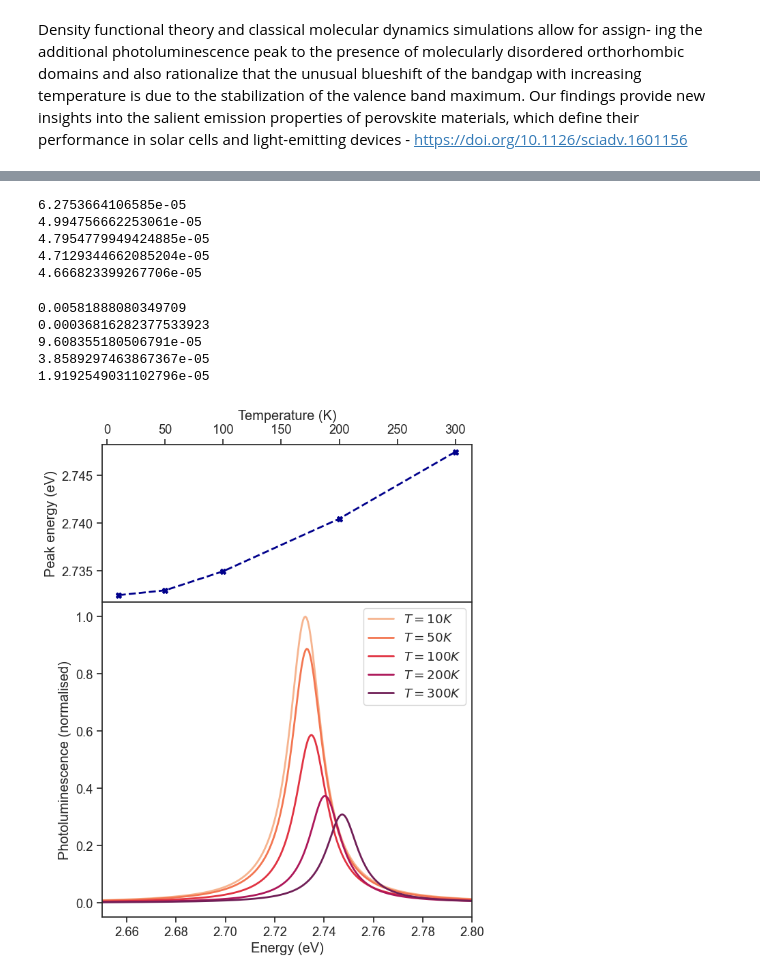
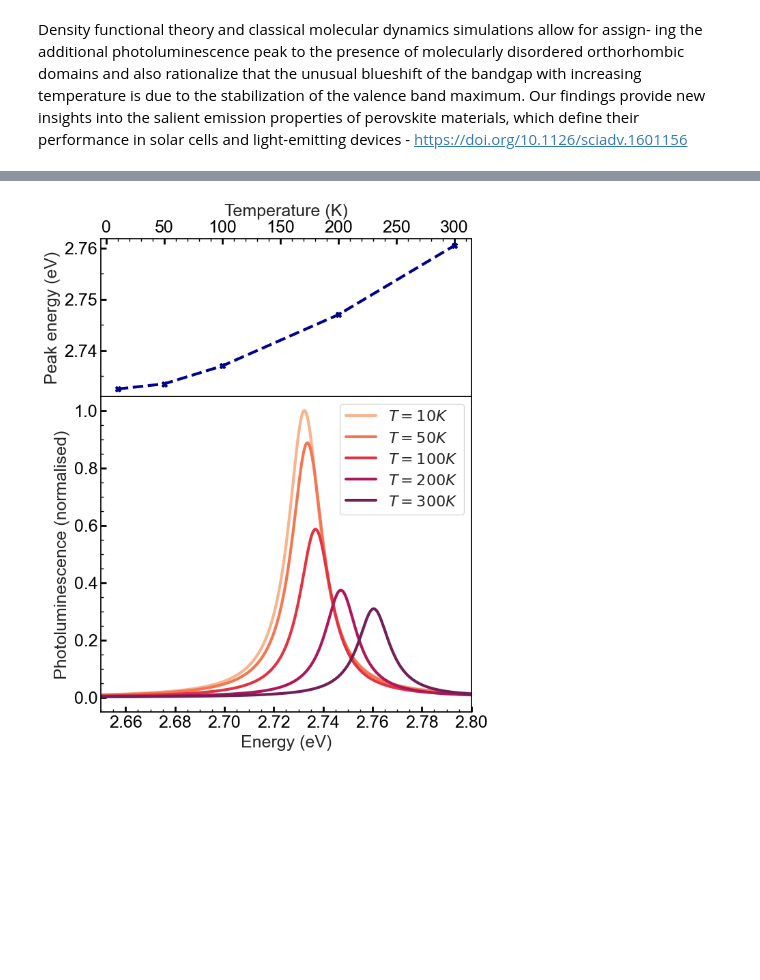
Before and after one commit to pmbraga/perovskite_excitons_mphil, a Jupyter notebook: photolumi/photoluminescence.ipynb, the cells around one changed output, grey strips where cells are left out. Cells and saved outputs as stored; diff of their text form; code cells hidden in the pictures; blank space fills up the shorter version.

Commit message:
aesthetic changes to plot + high temperature peak splitting

```diff
--- a/photolumi/photoluminescence.ipynb
+++ b/photolumi/photoluminescence.ipynb
@@ -50,8 +62,8 @@ cAC = 2100 # m/s - acoustic phonon charactetistic velocity
 c0 = 299.792 # nm/fs - speed of light in vacuum
 hwOP = 35 # meV - optical phonon scattering
 
-alphaOne = -1e-4 # material specific constant for Varshni shift
-alphaTwo = 300 # material specific constant for Varshni shift
+alphaOne = -2e-4 # material specific constant for Varshni shift
+alphaTwo = 340 # material specific constant for Varshni shift
 
 # --- simulation variables --- #
 
@@ -80,6 +76,6 @@ Mo
 # %%
 def BandGapEnergy(mu, T):
-    return (EgZero - (alphaOne*T**2)/(alphaTwo + T)) + eigenvalues[mu]
+    return (EgZero - (alphaOne*T**2)/(alphaTwo + T)) - eigenvalues[mu]
 
 def RadiativeRecom(mu, eigenvalues, eigenvectors): # Temperature independent radiactive recombination of eletrons
     wavefunction = FFT(mu, eigenvectors)
@@ -116,21 +103,3 @@ for i in [0,1,2,3,4]:
-# %%
-for i in [0,1,2,3,4]:
-    print((RadiativeRecom(i, eigenvalues, eigenvectors) + GammaZero)**2)
-# %% [output]
-6.2753664106585e-05
-4.994756662253061e-05
-4.7954779949424885e-05
-4.7129344662085204e-05
-4.666823399267706e-05
-# %%
-for i in [0,1,2,3,4]:
-    print(FFT(i, eigenvectors))
-# %% [output]
-0.00581888080349709
-0.00036816282377533923
-9.608355180506791e-05
-3.8589297463867367e-05
-1.9192549031102796e-05
 # %%
 def Photoluminescence(energy_range, T, eigenvalues, eigenvectors):
 
@@ -180,7 +149,7 @@ def DataAnalysis(temps):
     df = pd.DataFrame(data)
     max_peak = np.max(df)
 
-    fig = plt.figure(layout='constrained', figsize=(7,9))
+    fig = plt.figure(figsize=(7,9))
     gs = gridspec.GridSpec(2, 1, height_ratios=[1, 2])
 
     ax1 = fig.add_subplot(gs[0])
@@ -194,22 +163,42 @@ def DataAnalysis(temps):
     ax1.xaxis.set_label_position('top')
 
     # Plot peak evoluton w.r.t temperature
-    ax1.plot(temperature, peaksE, marker='X', linewidth=2, linestyle='--', color='darkblue')
-    ax1.set_ylabel('Peak energy (eV)')
-    ax1.set_xlabel('Temperature (K)')
+    ax1.plot(temperature, peaksE, marker='X', linewidth=3, linestyle='--', color='darkblue')
+    ax1.set_ylabel('Peak energy (eV)', fontsize=18)
+    ax1.set_xlabel('Temperature (K)', fontsize=18)
+
+    ax1.tick_params(axis="both", labelsize=18)
+    ax1.tick_params(axis="both", which="major", direction="in", length=6, width=2)
+    ax1.tick_params(axis="both", which="minor", direction="in", length=3, width=1.0)
+
+    ax1.xaxis.set_major_locator(ticker.MultipleLocator(50))
+    ax1.xaxis.set_minor_locator(ticker.MultipleLocator(10))
+    ax1.yaxis.set_major_locator(ticker.MultipleLocator(0.01))
+    ax1.yaxis.set_minor_locator(ticker.MultipleLocator(0.005))
 
     # Plot PL spectrum
     for column in df.columns[1:]:
-        ax2.plot(df["Energy"], df[column]/max_peak, label=f'$T = {column} K$', linewidth=2)
+        ax2.plot(df["Energy"], df[column]/max_peak, label=f'$T = {column} K$', linewidth=3)
 
-        ax2.set_xlabel('Energy (eV)')
-        ax2.set_ylabel('Photoluminescence (normalised)')
+        ax2.set_xlabel('Energy (eV)', fontsize=18)
+        ax2.set_ylabel('Photoluminescence (normalised)', fontsize=18)
         ax2.set_xlim(2.65, 2.8)
 
-        ax2.legend()
+        ax2.tick_params(axis="both", labelsize=18)
+        ax2.tick_params(axis="both", which="major", direction="in", length=6, width=2)
+        ax2.tick_params(axis="both", which="minor", direction="in", length=3, width=1.0)
+
+        ax2.xaxis.set_major_locator(ticker.MultipleLocator(0.02))
+        ax2.xaxis.set_minor_locator(ticker.MultipleLocator(0.005))
+        ax2.yaxis.set_major_locator(ticker.MultipleLocator(0.20))
+        ax2.yaxis.set_minor_locator(ticker.MultipleLocator(0.050))
+
+        ax2.legend(fontsize=16)
 
     plt.savefig('PLPP.pdf', dpi=600)
+
+    return df
 # %%
-DataAnalysis([10, 50, 100, 200, 300])
+df = DataAnalysis([10, 50, 100, 200, 300])
 # %% [output]
-[figure, old version]
+[figure, new version]
```
Also changed, not shown: parts of 7 cells of this notebook.
